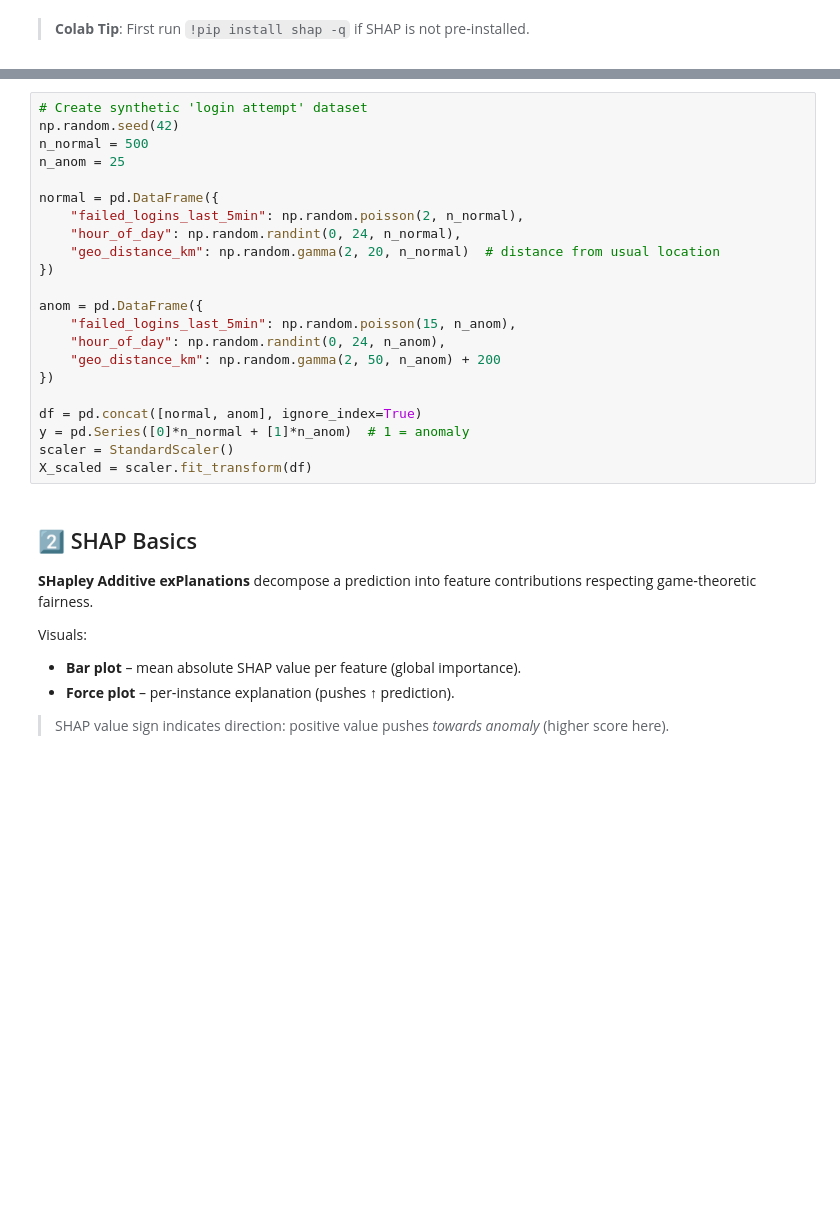
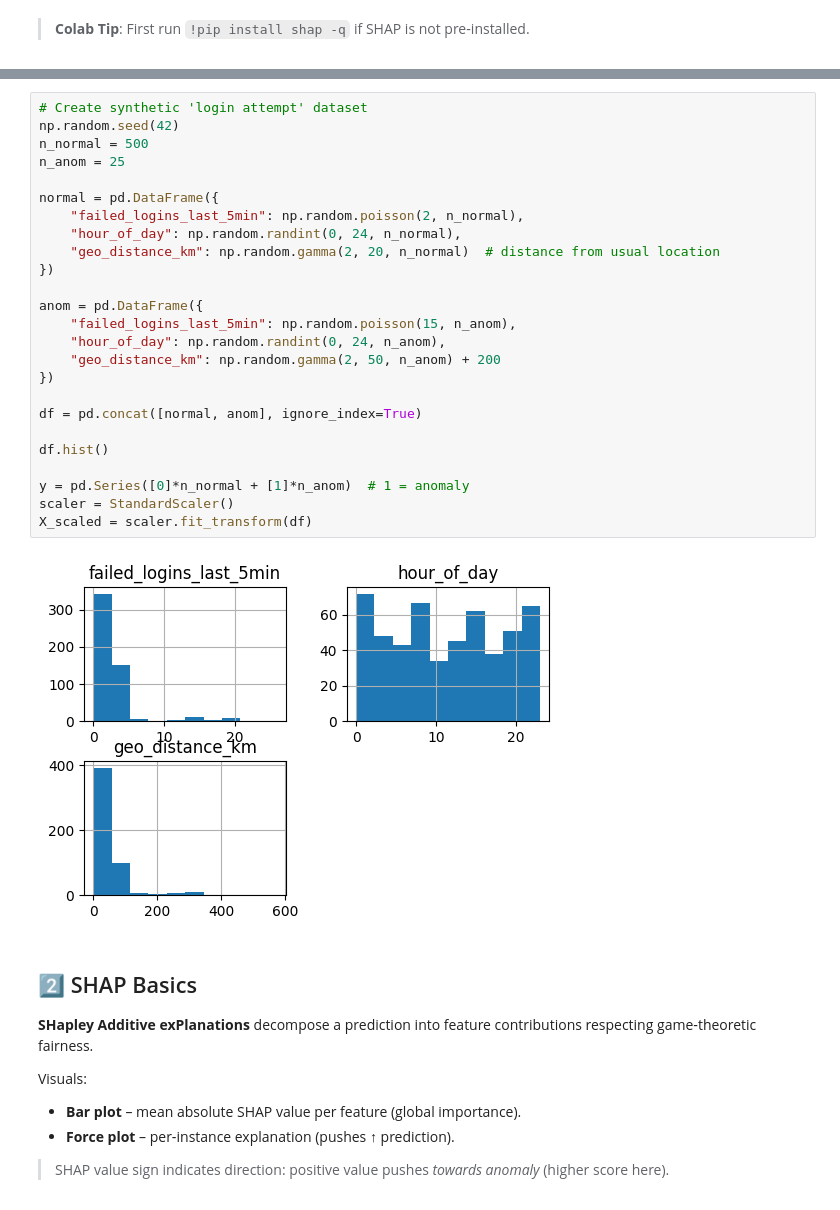
Before and after one commit to carmelgafa/ari5102, a Jupyter notebook: Anomaly-Detection-Workshop/notebooks/03_explainability.ipynb, the cells around one changed output, grey strips where cells are left out. Saved outputs shown, nothing was run; the diff lists cells and outputs as text; blank space fills up the shorter version.

```diff
--- a/Anomaly-Detection-Workshop/notebooks/03_explainability.ipynb
+++ b/Anomaly-Detection-Workshop/notebooks/03_explainability.ipynb
@@ -32,25 +30,30 @@ ImportError: DLL load failed while importing _pywrap_tensorflow_internal: A dyna
 # %%
 # Create synthetic 'login attempt' dataset
 np.random.seed(42)
 n_normal = 500
 n_anom = 25
 
 normal = pd.DataFrame({
     "failed_logins_last_5min": np.random.poisson(2, n_normal),
     "hour_of_day": np.random.randint(0, 24, n_normal),
     "geo_distance_km": np.random.gamma(2, 20, n_normal)  # distance from usual location
 })
 
 anom = pd.DataFrame({
     "failed_logins_last_5min": np.random.poisson(15, n_anom),
     "hour_of_day": np.random.randint(0, 24, n_anom),
     "geo_distance_km": np.random.gamma(2, 50, n_anom) + 200
 })
 
 df = pd.concat([normal, anom], ignore_index=True)
+
+df.hist()
+
 y = pd.Series([0]*n_normal + [1]*n_anom)  # 1 = anomaly
 scaler = StandardScaler()
 X_scaled = scaler.fit_transform(df)
+# %% [output]
+[figure, added]
 # %% [markdown]
 ## 2️⃣ SHAP Basics
 
```
Also changed, not shown: parts of 4 cells of this notebook, 17 other files.
